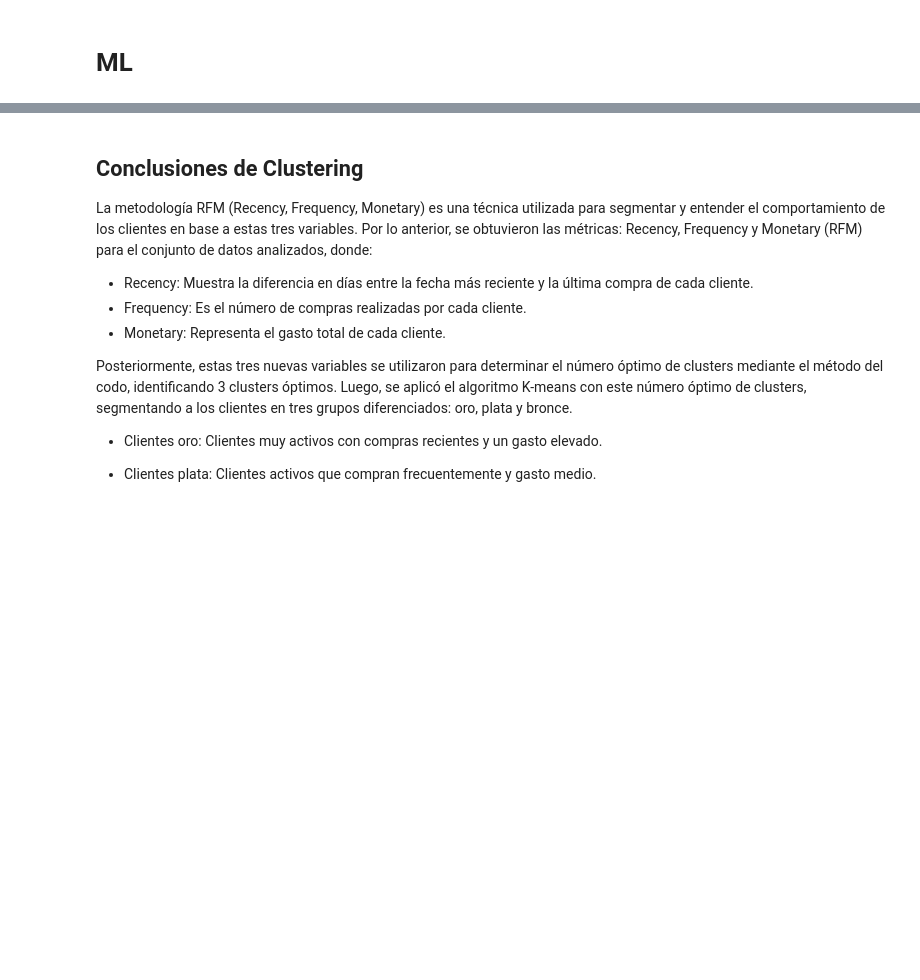
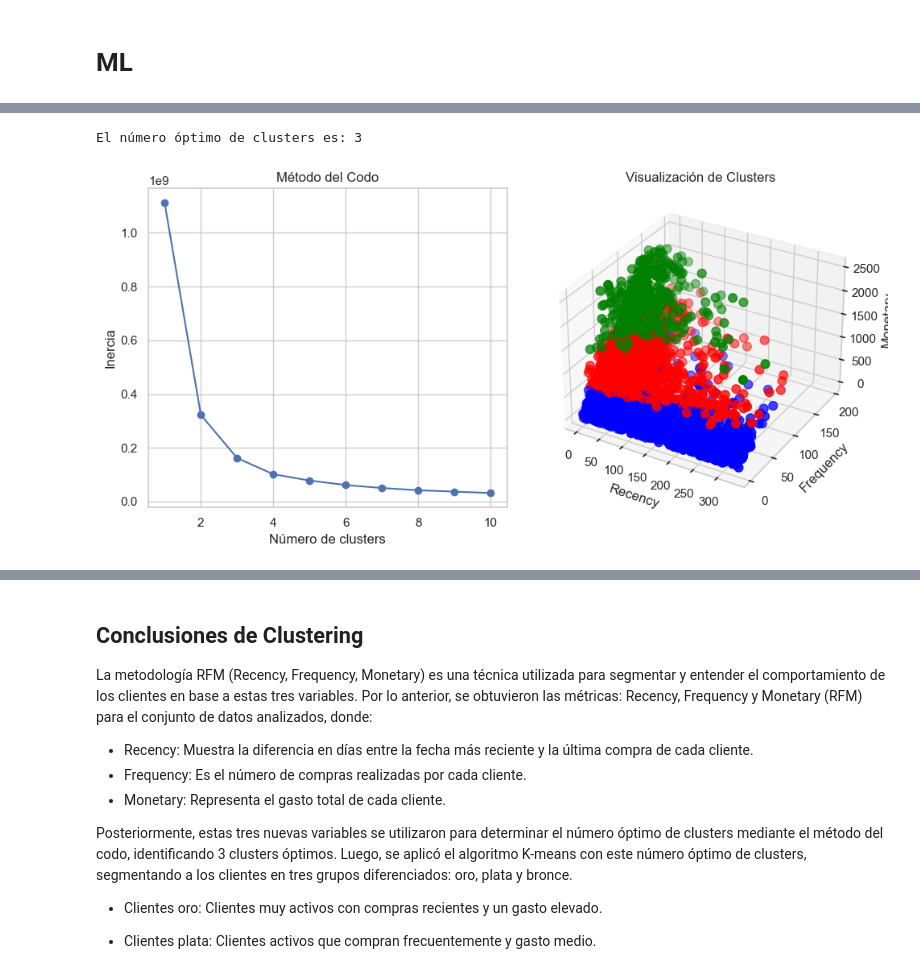
Before and after one commit to Sechi42/bugs_busters_retail, a Jupyter notebook: Data_processing.ipynb, the cells around one changed output, grey strips where cells are left out. Cells and saved outputs as stored; diff of their text form; code cells hidden in the pictures; blank space fills up the shorter version.

```diff
--- a/Data_processing.ipynb
+++ b/Data_processing.ipynb
@@ -616,7 +628,7 @@ def ml_kmean(path):
 
     #archivo final
     df_final = pd.merge(df, rfm_df_v, on='customer_id', how='inner')
-    df_final.to_csv('files/datasets/final/df_final.csv', index=False)
+    df_final.to_csv('datasets/df_final.csv', index=False)
 
 
     fig, ax = plt.subplots(1, 2, figsize=(10, 5))
@@ -706,0 +694,5 @@ cluster bronce: clientes que no han comprado recientemente, compran con poca fre
+# %%
+ml_kmean("./datasets/df_processed.csv")
+# %% [output]
+El número óptimo de clusters es: 3
+[figure, added]
```
Also changed, not shown: parts of 5 cells of this notebook.
